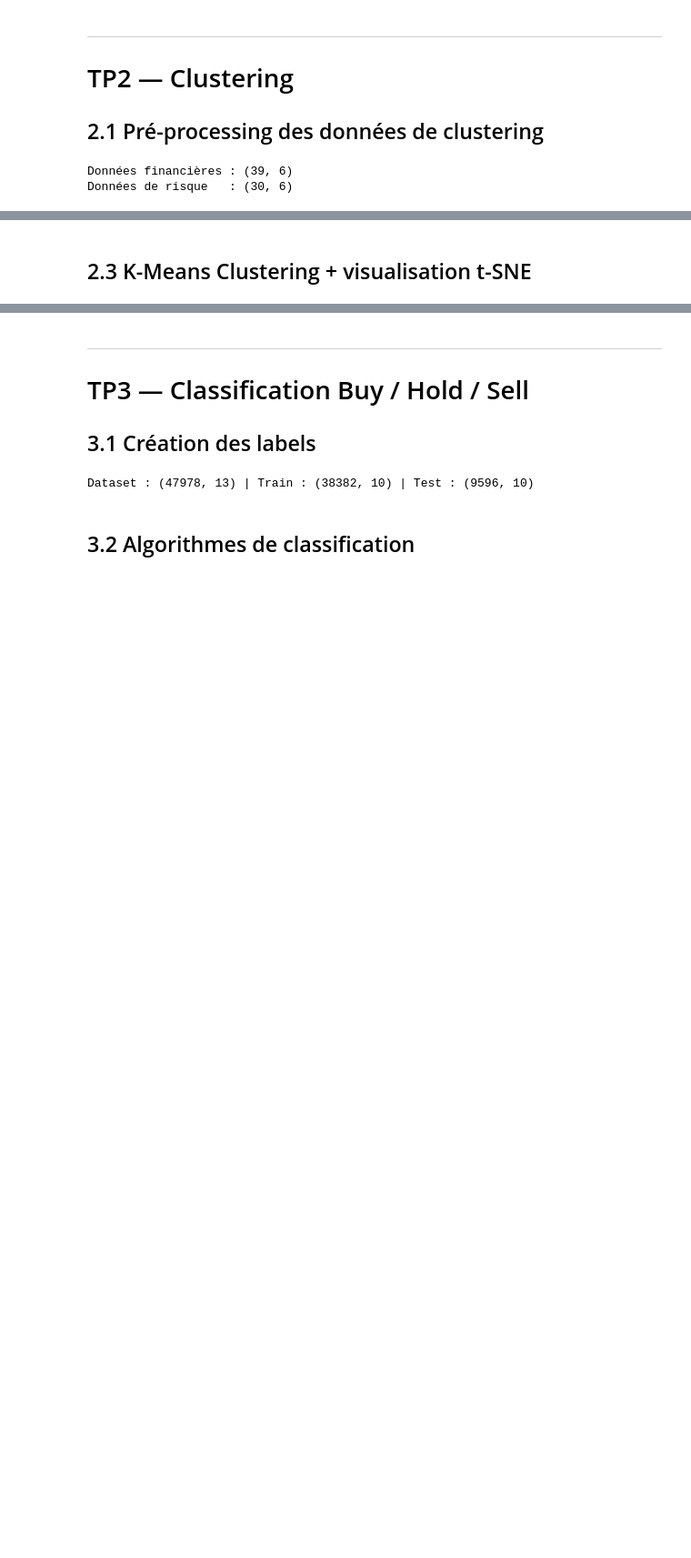
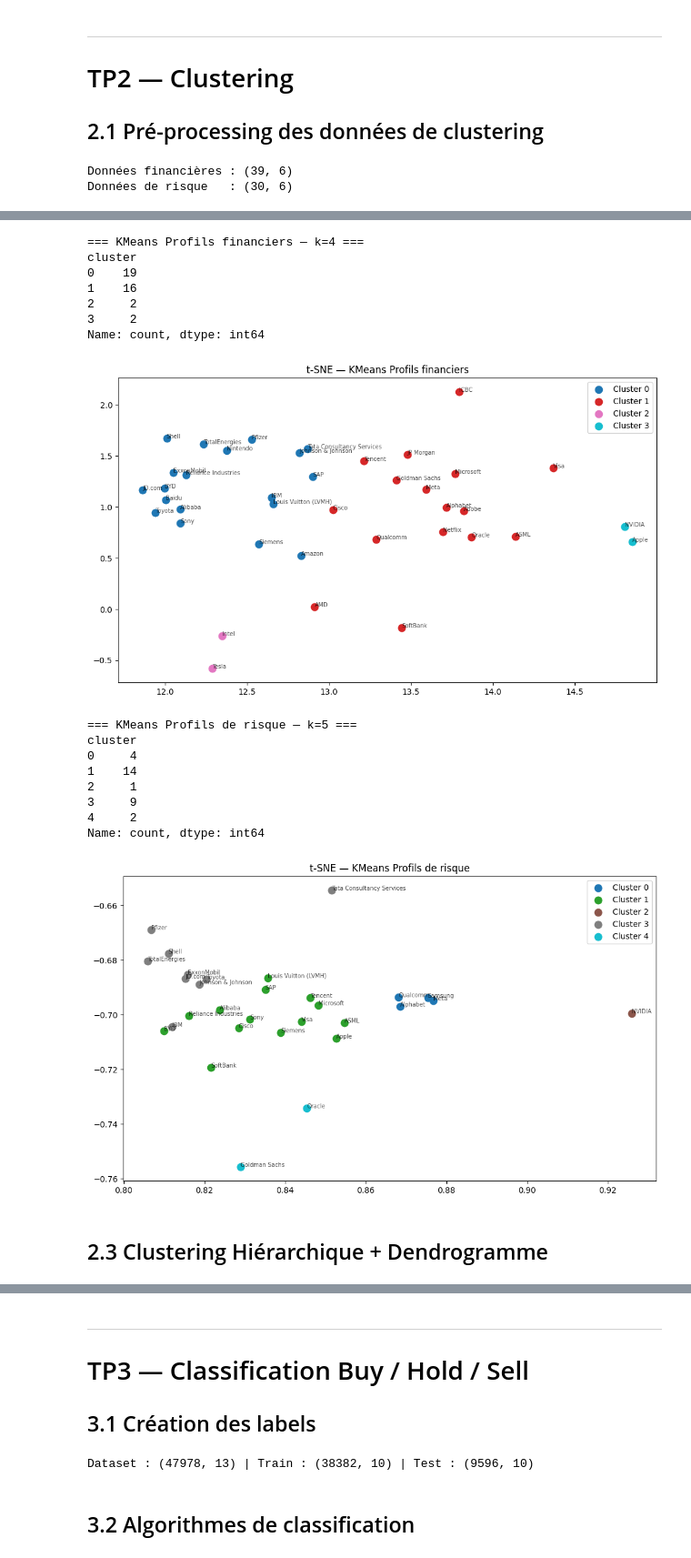
Before and after one commit to huimin-zhang-8/DS_finance, a Jupyter notebook: projet.ipynb, the cells around one changed output, grey strips where cells are left out. Shown at 91% size. Saved outputs shown, nothing was run; the diff lists cells and outputs as text; code cells hidden in the pictures; blank space fills up the shorter version.

```diff
--- a/projet.ipynb
+++ b/projet.ipynb
@@ -385,3 +375,60 @@ print(f"k optimal financier : {k_financial} | k optimal risque : {k_risk}")
 k optimal financier : 4 | k optimal risque : 5
+# %%
+def do_kmeans_clustering(data: np.ndarray, labels: list,
+                         k: int, title: str = "") -> pd.DataFrame:
+    """Applique KMeans, affiche les statistiques et la projection t-SNE."""
+    km = KMeans(n_clusters=k, random_state=42, n_init=10)
+    cluster_labels = km.fit_predict(data)
+
+    result_df = pd.DataFrame(data)
+    result_df["cluster"] = cluster_labels
+
+    print(f"\n=== KMeans {title} — k={k} ===")
+    print(result_df["cluster"].value_counts().sort_index())
+
+    # t-SNE
+    perp = min(30, max(2, len(data) - 1))
+    tsne = TSNE(n_components=2, random_state=42, perplexity=perp)
+    tsne_coords = tsne.fit_transform(data)
+
+    cmap = plt.cm.get_cmap('tab10', k)
+    plt.figure(figsize=(10, 6))
+    for c in range(k):
+        mask = cluster_labels == c
+        plt.scatter(tsne_coords[mask, 0], tsne_coords[mask, 1],
+                    color=cmap(c), label=f"Cluster {c}", s=80)
+        for i, txt in enumerate(np.array(labels)[mask]):
+            plt.annotate(txt, (tsne_coords[mask][i, 0], tsne_coords[mask][i, 1]),
+                         fontsize=7, alpha=0.7)
+    plt.title(f't-SNE — KMeans {title}')
+    plt.legend()
+    plt.tight_layout()
+    plt.show()
+    return result_df
+
+
+kmeans_financial_df = do_kmeans_clustering(
+    financial_scaled, financial_labels, k_financial, "Profils financiers")
+
+kmeans_risk_df = do_kmeans_clustering(
+    risk_scaled, risk_labels, k_risk, "Profils de risque")
+# %% [output]
+=== KMeans Profils financiers — k=4 ===
+cluster
+0    19
+1    16
+2     2
+3     2
+Name: count, dtype: int64
+[figure, added]
+=== KMeans Profils de risque — k=5 ===
+cluster
+0     4
+1    14
+2     1
+3     9
+4     2
+Name: count, dtype: int64
+[figure, added]
 # %% [markdown]
-## 2.3 K-Means Clustering + visualisation t-SNE
+## 2.3 Clustering Hiérarchique + Dendrogramme
```
Also changed, not shown: parts of 19 cells of this notebook, 6 other files.
